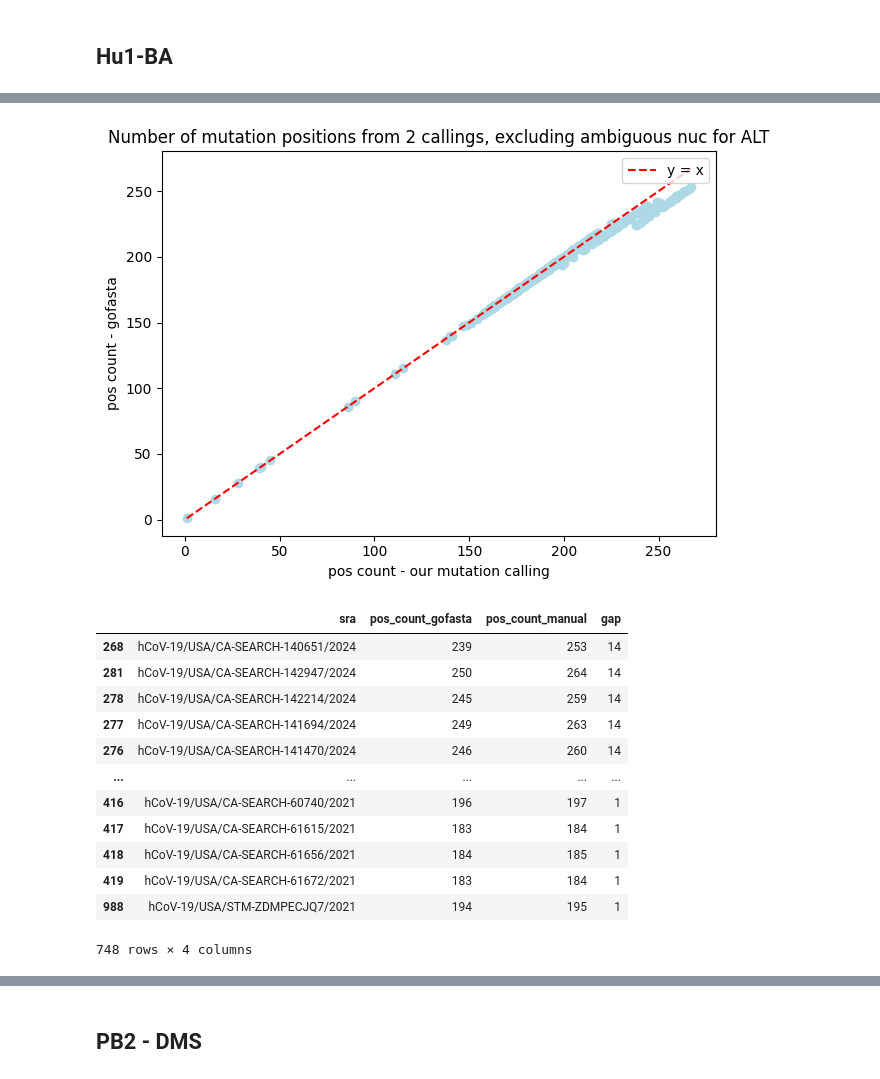
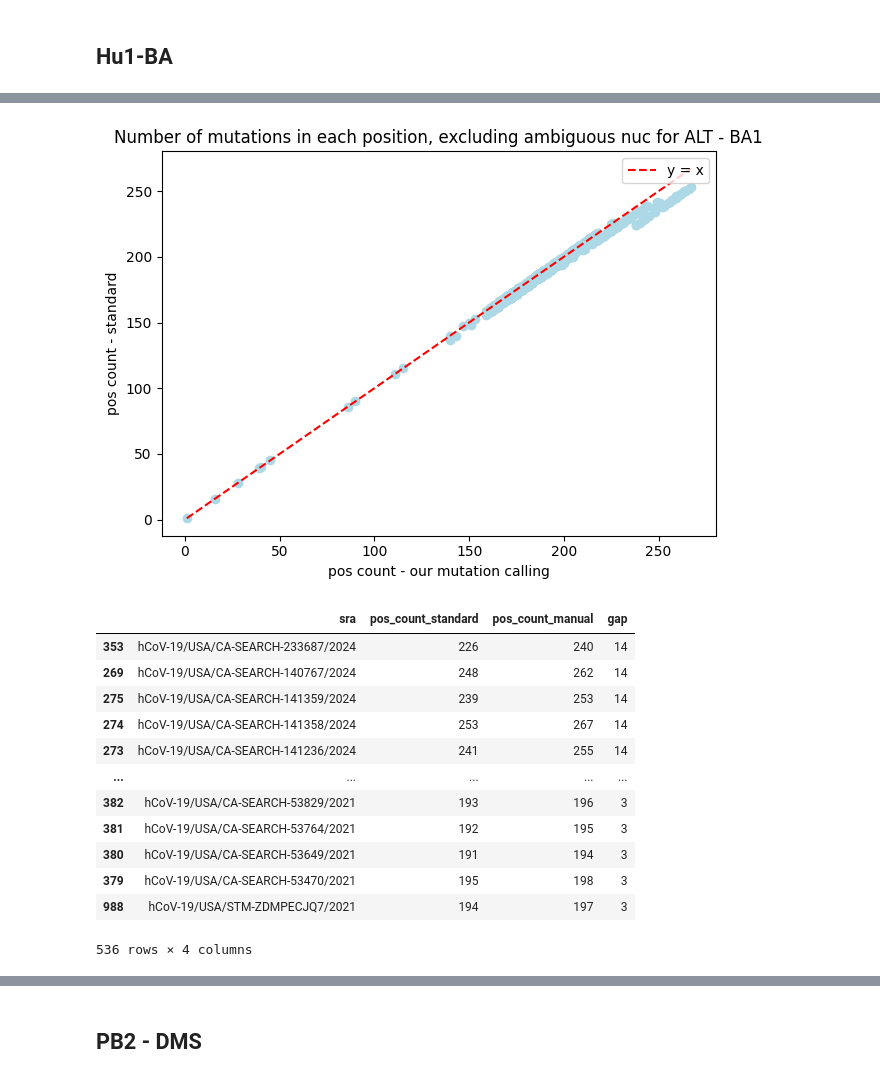
Before and after one commit to yutiachen5/bjorn_rep, a Jupyter notebook: output/sanity_check.ipynb, the cells around one changed output, grey strips where cells are left out. Drawn from its saved outputs; the diff is of its cells as text; code cells hidden in the pictures.

```diff
--- a/output/sanity_check.ipynb
+++ b/output/sanity_check.ipynb
@@ -38,11 +45,11 @@ def corr_plt(gofasta, manual, title):
     gofasta1 = (
         gofasta.groupby("sra")["pos"]
         .nunique()
-        .reset_index(name="pos_count_gofasta")
+        .reset_index(name="pos_count_standard")
     )
 
     manual2 = (
-        manual[~manual["alt"].isin(ambiguous_nuc)]
+        manual[~manual["alt"].str.upper().isin(ambiguous_nuc)]
         .groupby("sra")["pos"]
         .nunique()
         .reset_index(name="pos_count_manual")
@@ -50,18 +57,18 @@ def corr_plt(gofasta, manual, title):
 
     merged2 = pd.merge(gofasta1, manual2, on='sra', how="outer").fillna(0)
 
-    plt.scatter(merged2['pos_count_manual'], merged2['pos_count_gofasta'], color='lightblue')
+    plt.scatter(merged2['pos_count_manual'], merged2['pos_count_standard'], color='lightblue')
     minv = min(merged2['pos_count_manual'])
     maxv = max(merged2['pos_count_manual'])
 
     plt.plot([minv, maxv], [minv, maxv], 'r--', label='y = x')
     plt.legend(loc='upper right')
     plt.xlabel("pos count - our mutation calling")
-    plt.ylabel("pos count - gofasta")
-    plt.title("Number of mutation positions from 2 callings, excluding ambiguous nuc for ALT")
+    plt.ylabel("pos count - standard")
+    plt.title(f"Number of mutations in each position, excluding ambiguous nuc for ALT - {title}")
     plt.tight_layout()
     plt.show()
 
-    return merged2[merged2['pos_count_gofasta'] != merged2['pos_count_manual']]
+    return merged2[merged2['pos_count_standard'] != merged2['pos_count_manual']]
 # %% [markdown]
 ## Hu1-BA
@@ -101,21 +103,24 @@ tmp1 = hu1_gofasta.loc[hu1_gofasta["sra"] == "hCoV-19/USA/CA-SEARCH-63567/2021",
 tmp2 = hu1_manual.loc[(hu1_manual["sra"] == "hCoV-19/USA/CA-SEARCH-63567/2021") & (hu1_manual["alt"] != 'N'), ]
 pd.merge(tmp1, tmp2, how="outer", on=['sra', 'pos'])
 # %%
+ba1_gofasta = process(ba1_gofasta_path)
+ba1_manual = process(ba1_manual_path)
+
 pos_mismatch = corr_plt(ba1_gofasta, ba1_manual, "BA1")
-pos_mismatch["gap"] = pos_mismatch["pos_count_manual"] - pos_mismatch["pos_count_gofasta"]
+pos_mismatch["gap"] = pos_mismatch["pos_count_manual"] - pos_mismatch["pos_count_standard"]
 pos_mismatch.sort_values(by=["gap"], ascending=False)
 # %% [output]
-[figure, old version]
+[figure, new version]
-|  | sra | pos_count_gofasta | pos_count_manual | gap |
-| 268 | hCoV-19/USA/CA-SEARCH-140651/2024 | 239 | 253 | 14 |
-| 281 | hCoV-19/USA/CA-SEARCH-142947/2024 | 250 | 264 | 14 |
-| 278 | hCoV-19/USA/CA-SEARCH-142214/2024 | 245 | 259 | 14 |
-| 277 | hCoV-19/USA/CA-SEARCH-141694/2024 | 249 | 263 | 14 |
-| 276 | hCoV-19/USA/CA-SEARCH-141470/2024 | 246 | 260 | 14 |
+|  | sra | pos_count_standard | pos_count_manual | gap |
+| 353 | hCoV-19/USA/CA-SEARCH-233687/2024 | 226 | 240 | 14 |
+| 269 | hCoV-19/USA/CA-SEARCH-140767/2024 | 248 | 262 | 14 |
+| 275 | hCoV-19/USA/CA-SEARCH-141359/2024 | 239 | 253 | 14 |
+| 274 | hCoV-19/USA/CA-SEARCH-141358/2024 | 253 | 267 | 14 |
+| 273 | hCoV-19/USA/CA-SEARCH-141236/2024 | 241 | 255 | 14 |
 | ... | ... | ... | ... | ... |
-| 416 | hCoV-19/USA/CA-SEARCH-60740/2021 | 196 | 197 | 1 |
-| 417 | hCoV-19/USA/CA-SEARCH-61615/2021 | 183 | 184 | 1 |
-| 418 | hCoV-19/USA/CA-SEARCH-61656/2021 | 184 | 185 | 1 |
-| 419 | hCoV-19/USA/CA-SEARCH-61672/2021 | 183 | 184 | 1 |
-| 988 | hCoV-19/USA/STM-ZDMPECJQ7/2021 | 194 | 195 | 1 |
+| 382 | hCoV-19/USA/CA-SEARCH-53829/2021 | 193 | 196 | 3 |
+| 381 | hCoV-19/USA/CA-SEARCH-53764/2021 | 192 | 195 | 3 |
+| 380 | hCoV-19/USA/CA-SEARCH-53649/2021 | 191 | 194 | 3 |
+| 379 | hCoV-19/USA/CA-SEARCH-53470/2021 | 195 | 198 | 3 |
+| 988 | hCoV-19/USA/STM-ZDMPECJQ7/2021 | 194 | 197 | 3 |
-748 rows × 4 columns
+536 rows × 4 columns
```
Also changed, not shown: parts of 14 cells of this notebook, 8 other files.
